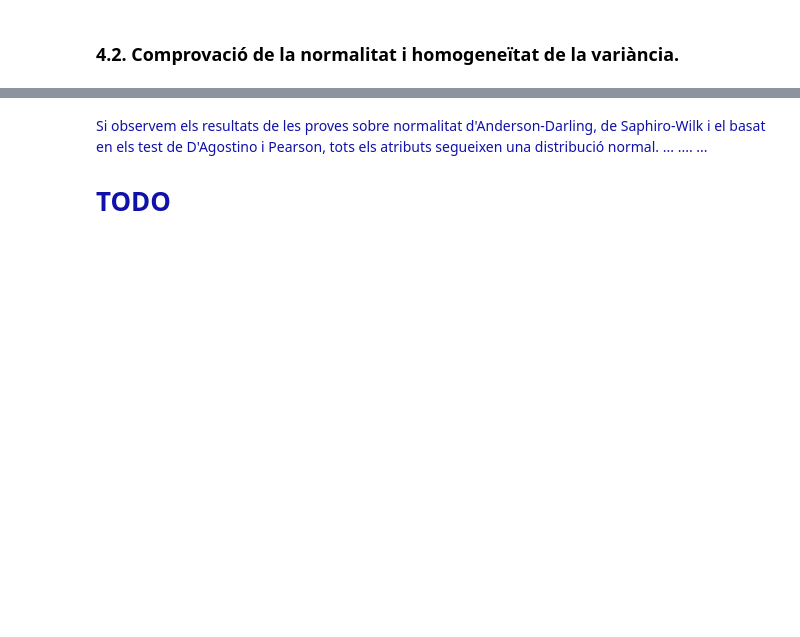
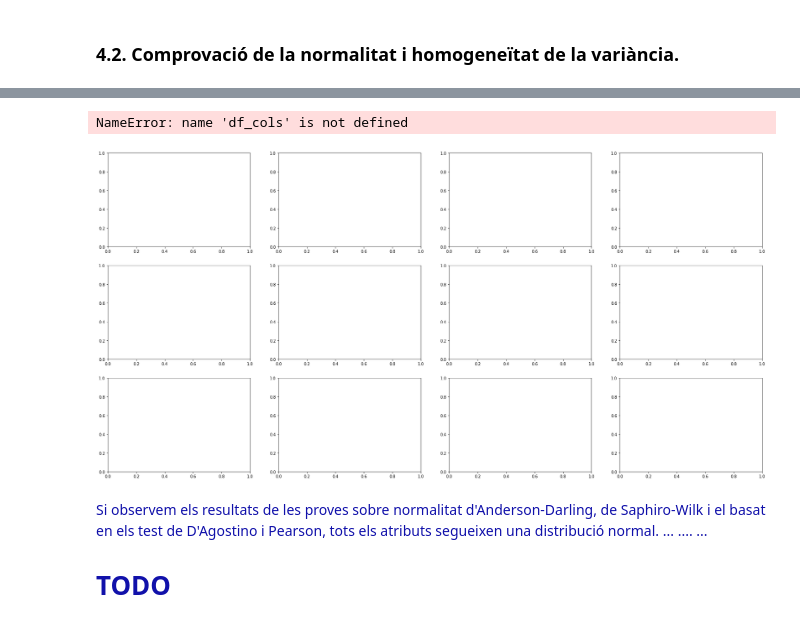
Before and after one commit to ElXaxe/DataCleansing, a Jupyter notebook: Practica2.ipynb, the cells around one changed output, grey strips where cells are left out. Drawn from its saved outputs; the diff is of its cells as text; code cells hidden in the pictures; blank space fills up the shorter version.

Commit message:
Definitions and histograms

```diff
--- a/Practica2.ipynb
+++ b/Practica2.ipynb
@@ -190,17 +195,13 @@ def render_normality_histograms():
             ax.plot(data, norm)
     plt.show()
 
-def render_normality_tables():
+def render_normality_table():
     (anderson_true, anderson_false) = test_normality_anderson()
-    (shapiro_true, shapiro_false) = test_normality_shapiro()
-    (dagostino_true, dagostino_false) = test_normality_dagostino()
 
     anderson = merge_normality_results(anderson_true, anderson_false)
-    shapiro = merge_normality_results(shapiro_true, shapiro_false)
-    dagostino = merge_normality_results(dagostino_true, dagostino_false)
 
     normality_res = pd.DataFrame([anderson, shapiro, dagostino],
-                                 index=["Test Anderson-Darling", "Test Shapiro-Wilk", "Test  D’Agostino & Pearson"])
+                                 index=["Test Anderson-Darling"])
     normality_res.columns.name = "Segueix distribució normal?"
     display(normality_res)
 
@@ -211,67 +212,38 @@ def test_normality_anderson(p_value_threshold=PVAL_THRESHOLD, render=False):
     non_normal_attrs = []
     for attr_key in wine_df:
         attr = wine_df[attr_key].values
         res = stats.anderson(attr, dist='norm')
         stat = res.statistic
         threshold = res.critical_values[2] #0.05 significance == PVAL_THRESHOLD
         if stat > threshold:
             normal_attrs.append(attr_key)
         else:
             non_normal_attrs.append(attr_key)
 
     if render:
         print_attrs_distributions(normal_attrs, non_normal_attrs)
 
     return (normal_attrs, non_normal_attrs)
 
-def test_normality_shapiro(p_value_threshold=PVAL_THRESHOLD, render=False):
-    normal_attrs = []
-    non_normal_attrs = []
-    for attr_key in wine_df:
-        attr = wine_df[attr_key].values
-        res = stats.shapiro(attr)
-        if res[1] > p_value_threshold:
-            normal_attrs.append(attr_key)
-        else:
-            non_normal_attrs.append(attr_key)
-
-    if render:
-        print_attrs_distributions(normal_attrs, non_normal_attrs)
-
-    return (normal_attrs, non_normal_attrs)
-
-
-def test_normality_dagostino(p_value_threshold=PVAL_THRESHOLD, render=False):
-    normal_attrs = []
-    non_normal_attrs = []
-    for attr_key in wine_df:
-        attr = wine_df[attr_key].values
-        res = stats.normaltest(attr)
-        if res.pvalue > p_value_threshold:
-            normal_attrs.append(attr_key)
-        else:
-            non_normal_attrs.append(attr_key)
-
-    if render:
-        print_attrs_distributions(normal_attrs, non_normal_attrs)
-
-    return (normal_attrs, non_normal_attrs)
 
 def print_attrs_distributions(normal, non_normal):
     print("Atributs amb distribució normal: {}".format(normal))
     print("Atributs amb distribució no normal: {}".format(non_normal))
 
 
 def merge_normality_results(normal, non_normal):
     dict_normal = {k: '✓' for k in normal}
     dict_non_normal = {k: '✗' for k in non_normal}
 
     #inplace_merging
     dict_normal.update(dict_non_normal)
     return dict_normal
 
-# render_normality_histograms()
-render_normality_tables()
+render_normality_histograms()
+render_normality_table()
+# %% [output]
+NameError: name 'df_cols' is not defined
+[figure, added]
 # %% [markdown]
 <font color="#1111aa">
     <p>
```
Also changed, not shown: parts of 5 cells of this notebook.
